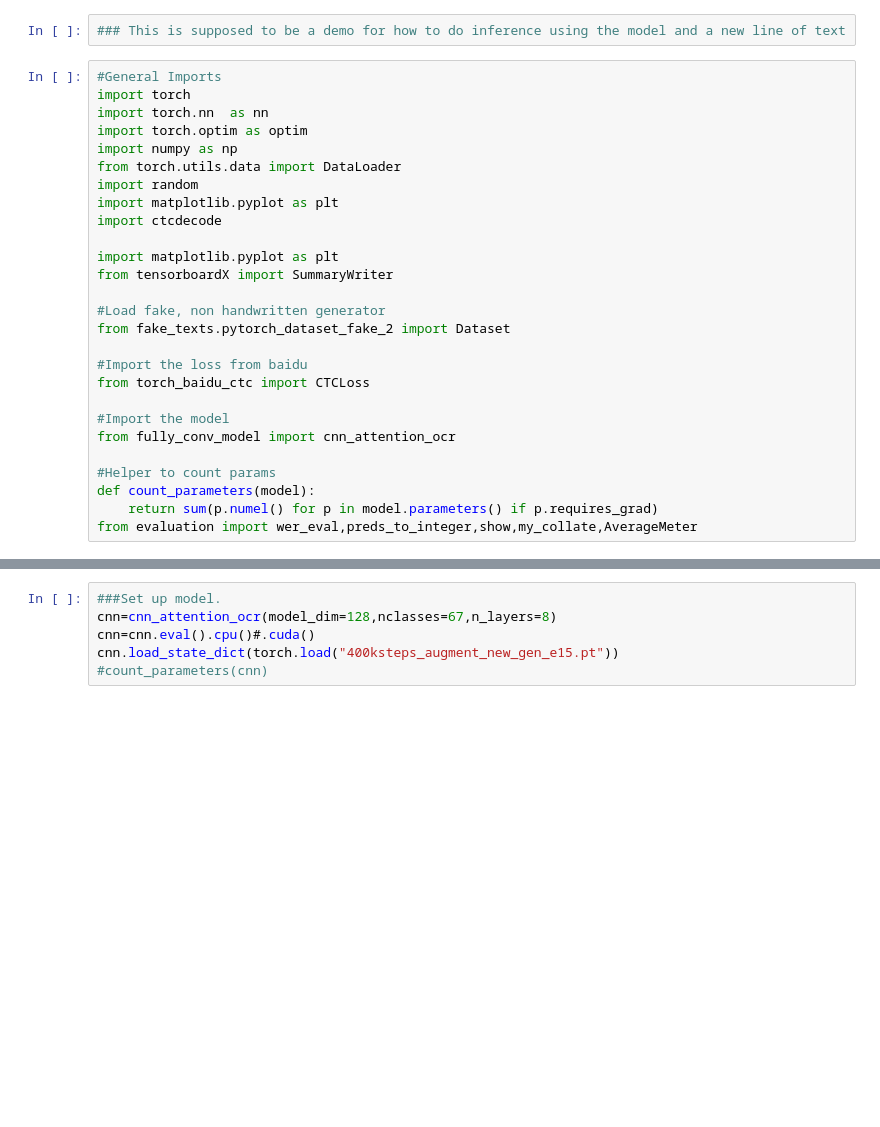
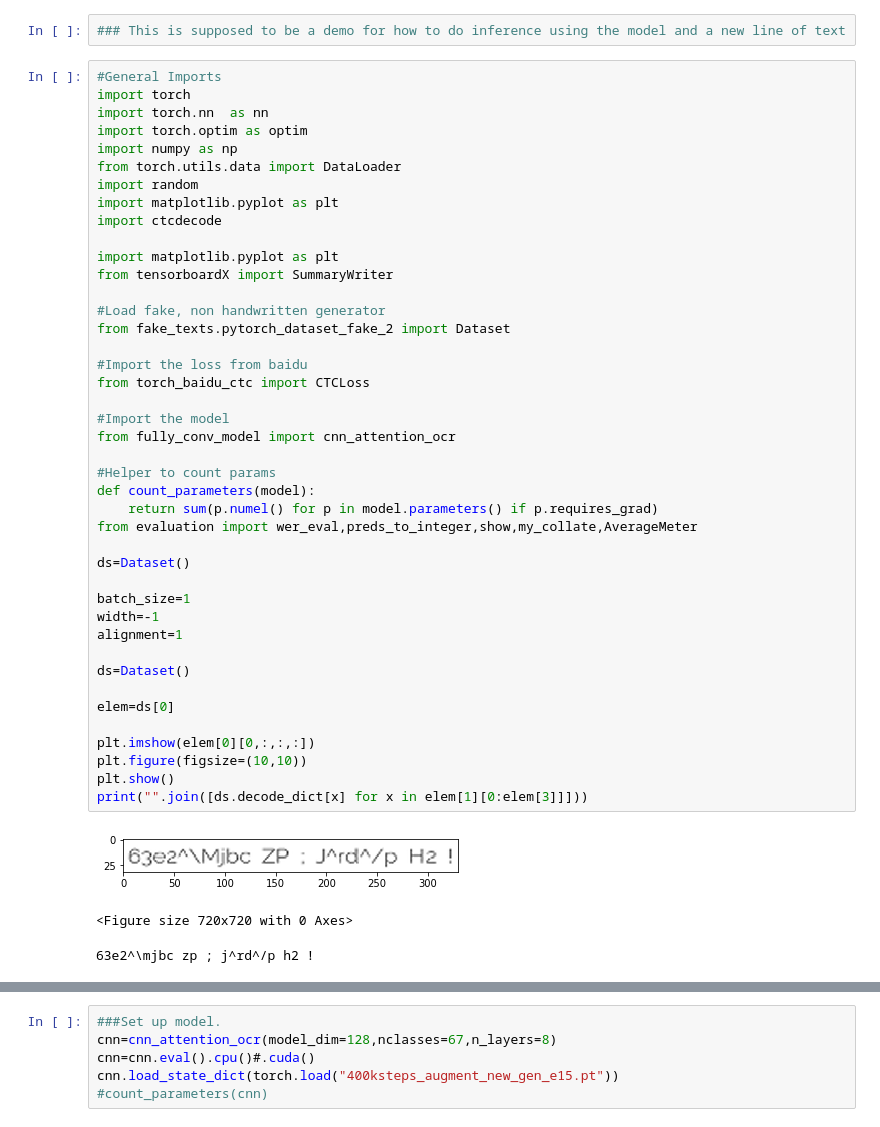
Before and after one commit to leanderloew/Pytorch-OCR-Fully-Convolutional, a Jupyter notebook: inference_demo.ipynb, the cells around one changed output, grey strips where cells are left out. Cells and saved outputs as stored; diff of their text form; blank space fills up the shorter version.

```diff
--- a/inference_demo.ipynb
+++ b/inference_demo.ipynb
@@ -3,27 +3,46 @@
 # %%
 #General Imports
 import torch
 import torch.nn  as nn
 import torch.optim as optim
 import numpy as np
 from torch.utils.data import DataLoader
 import random
 import matplotlib.pyplot as plt
 import ctcdecode
 
 import matplotlib.pyplot as plt
 from tensorboardX import SummaryWriter
 
 #Load fake, non handwritten generator
 from fake_texts.pytorch_dataset_fake_2 import Dataset
 
 #Import the loss from baidu
 from torch_baidu_ctc import CTCLoss
 
 #Import the model
 from fully_conv_model import cnn_attention_ocr
 
 #Helper to count params
 def count_parameters(model):
     return sum(p.numel() for p in model.parameters() if p.requires_grad)
 from evaluation import wer_eval,preds_to_integer,show,my_collate,AverageMeter
+
+ds=Dataset()
+
+batch_size=1
+width=-1
+alignment=1
+
+ds=Dataset()
+
+elem=ds[0]
+
+plt.imshow(elem[0][0,:,:,:])
+plt.figure(figsize=(10,10))
+plt.show()
+print("".join([ds.decode_dict[x] for x in elem[1][0:elem[3]]]))
+# %% [output]
+[figure, added]
+<Figure size 720x720 with 0 Axes>
+63e2^\mjbc zp ; j^rd^/p h2 !
```
Also changed, not shown: parts of 39 cells of this notebook, 5 other files.
